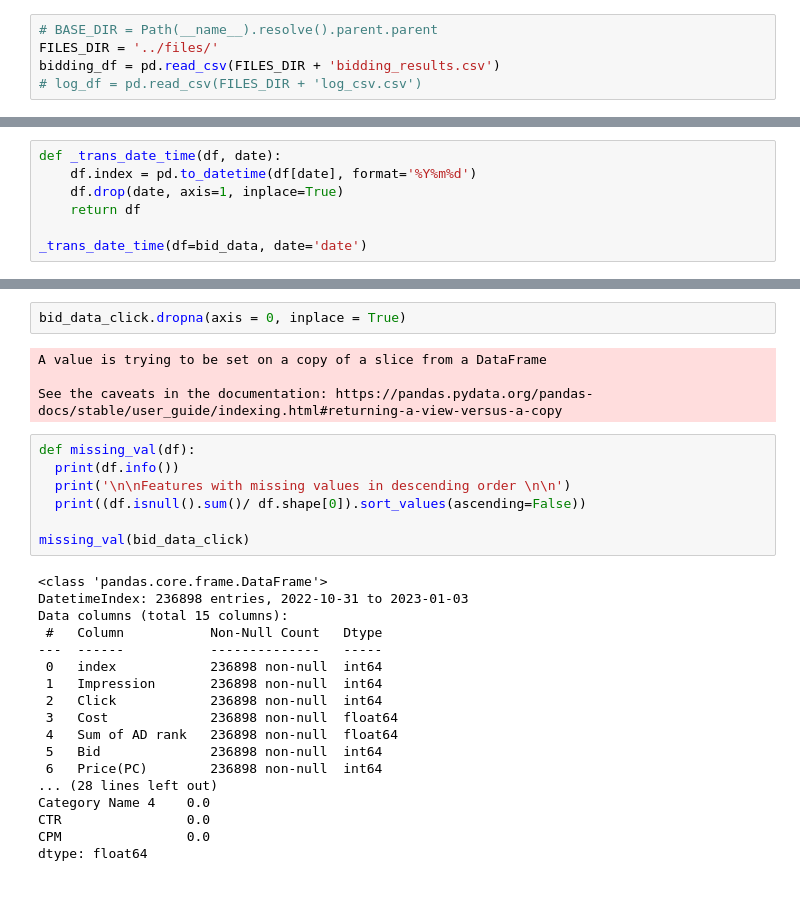
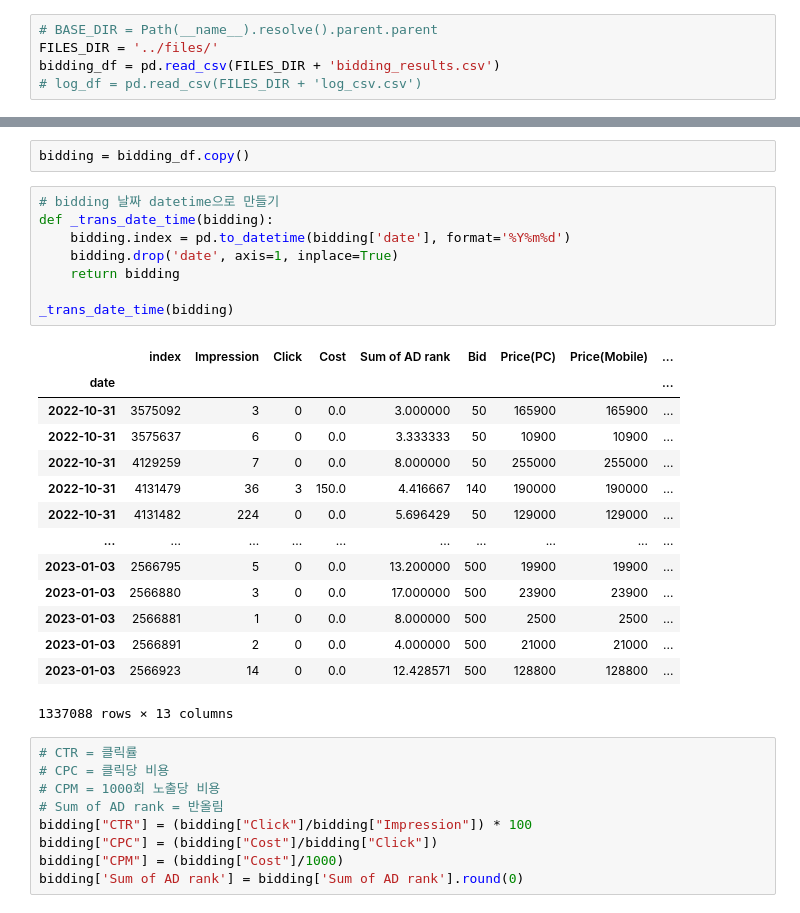
Before and after one commit to jaeseung11/A1_performance_factory_Aveners, a Jupyter notebook: sbk/Prophet_class_final.ipynb, the cells around one changed output, grey strips where cells are left out. Drawn from its saved outputs; the diff is of its cells as text.

```diff
--- a/sbk/Prophet_class_final.ipynb
+++ b/sbk/Prophet_class_final.ipynb
@@ -51,7 +25,0 @@ bid_data['Sum of AD rank'] = bid_data['Sum of AD rank'].round(0)
-# %%
-def _trans_date_time(df, date):
-    df.index = pd.to_datetime(df[date], format='%Y%m%d')
-    df.drop(date, axis=1, inplace=True)
-    return df
-
-_trans_date_time(df=bid_data, date='date')
@@ -91,31 +26,34 @@ bid_data_click
-# %%
-bid_data_click.dropna(axis = 0, inplace = True)
-# %% [output]
-A value is trying to be set on a copy of a slice from a DataFrame
-
-See the caveats in the documentation: https://pandas.pydata.org/pandas-docs/stable/user_guide/indexing.html#returning-a-view-versus-a-copy
-# %%
-def missing_val(df):
-  print(df.info())
-  print('\n\nFeatures with missing values in descending order \n\n')
-  print((df.isnull().sum()/ df.shape[0]).sort_values(ascending=False))
-
-missing_val(bid_data_click)
-# %% [output]
-<class 'pandas.core.frame.DataFrame'>
-DatetimeIndex: 236898 entries, 2022-10-31 to 2023-01-03
-Data columns (total 15 columns):
- #   Column           Non-Null Count   Dtype
----  ------           --------------   -----
- 0   index            236898 non-null  int64
- 1   Impression       236898 non-null  int64
- 2   Click            236898 non-null  int64
- 3   Cost             236898 non-null  float64
- 4   Sum of AD rank   236898 non-null  float64
- 5   Bid              236898 non-null  int64
- 6   Price(PC)        236898 non-null  int64
-... (28 lines left out)
-Category Name 4    0.0
-CTR                0.0
-CPM                0.0
-dtype: float64
+# %%
+bidding = bidding_df.copy()
+# %%
+# bidding 날짜 datetime으로 만들기
+def _trans_date_time(bidding):
+    bidding.index = pd.to_datetime(bidding['date'], format='%Y%m%d')
+    bidding.drop('date', axis=1, inplace=True)
+    return bidding
+
+_trans_date_time(bidding)
+# %% [output]
+|  | index | Impression | Click | Cost | Sum of AD rank | Bid | Price(PC) | Price(Mobile) | ... |
+| date |  |  |  |  |  |  |  |  | ... |
+| 2022-10-31 | 3575092 | 3 | 0 | 0.0 | 3.000000 | 50 | 165900 | 165900 | ... |
+| 2022-10-31 | 3575637 | 6 | 0 | 0.0 | 3.333333 | 50 | 10900 | 10900 | ... |
+| 2022-10-31 | 4129259 | 7 | 0 | 0.0 | 8.000000 | 50 | 255000 | 255000 | ... |
+| 2022-10-31 | 4131479 | 36 | 3 | 150.0 | 4.416667 | 140 | 190000 | 190000 | ... |
+| 2022-10-31 | 4131482 | 224 | 0 | 0.0 | 5.696429 | 50 | 129000 | 129000 | ... |
+| ... | ... | ... | ... | ... | ... | ... | ... | ... | ... |
+| 2023-01-03 | 2566795 | 5 | 0 | 0.0 | 13.200000 | 500 | 19900 | 19900 | ... |
+| 2023-01-03 | 2566880 | 3 | 0 | 0.0 | 17.000000 | 500 | 23900 | 23900 | ... |
+| 2023-01-03 | 2566881 | 1 | 0 | 0.0 | 8.000000 | 500 | 2500 | 2500 | ... |
+| 2023-01-03 | 2566891 | 2 | 0 | 0.0 | 4.000000 | 500 | 21000 | 21000 | ... |
+| 2023-01-03 | 2566923 | 14 | 0 | 0.0 | 12.428571 | 500 | 128800 | 128800 | ... |
+1337088 rows × 13 columns
+# %%
+# CTR = 클릭률
+# CPC = 클릭당 비용
+# CPM = 1000회 노출당 비용
+# Sum of AD rank = 반올림
+bidding["CTR"] = (bidding["Click"]/bidding["Impression"]) * 100
+bidding["CPC"] = (bidding["Cost"]/bidding["Click"])
+bidding["CPM"] = (bidding["Cost"]/1000)
+bidding['Sum of AD rank'] = bidding['Sum of AD rank'].round(0)
```
Also changed, not shown: parts of 19 cells of this notebook, 3 other files.
